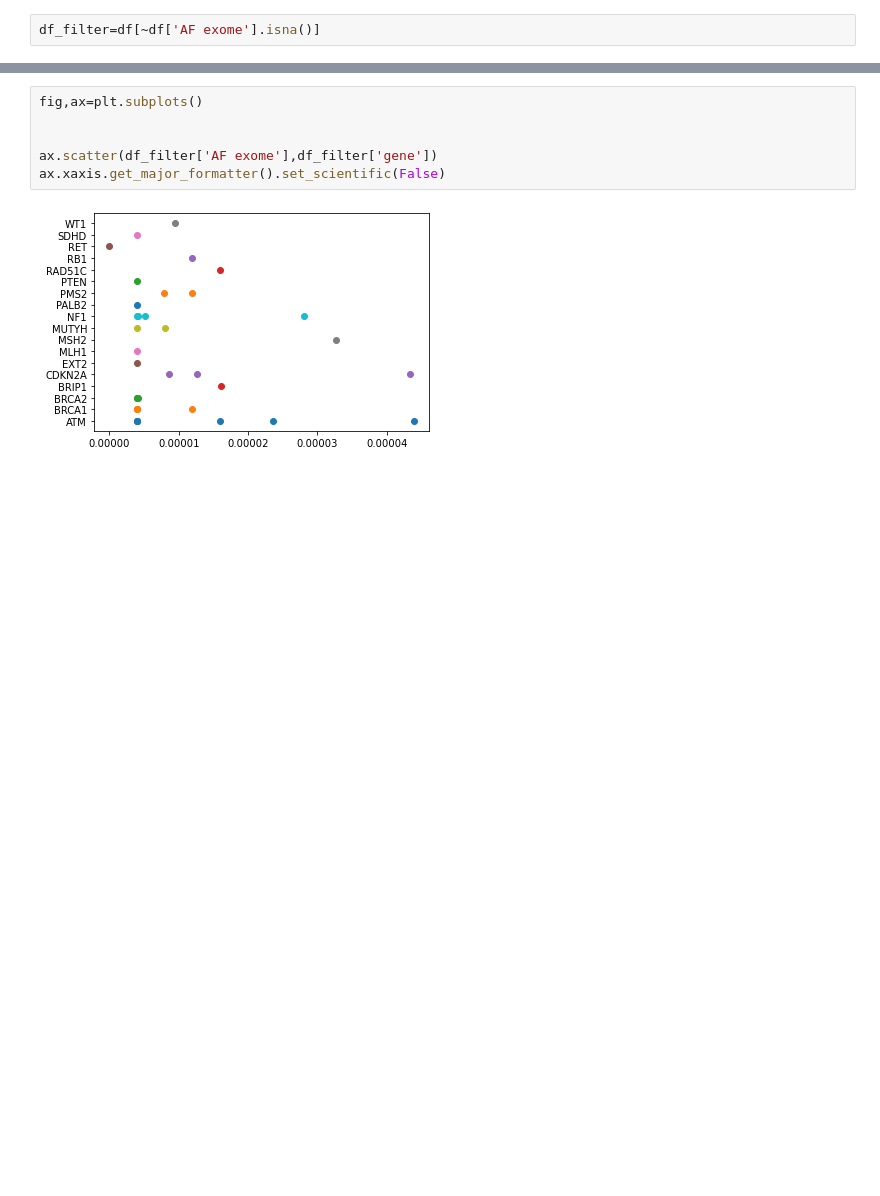
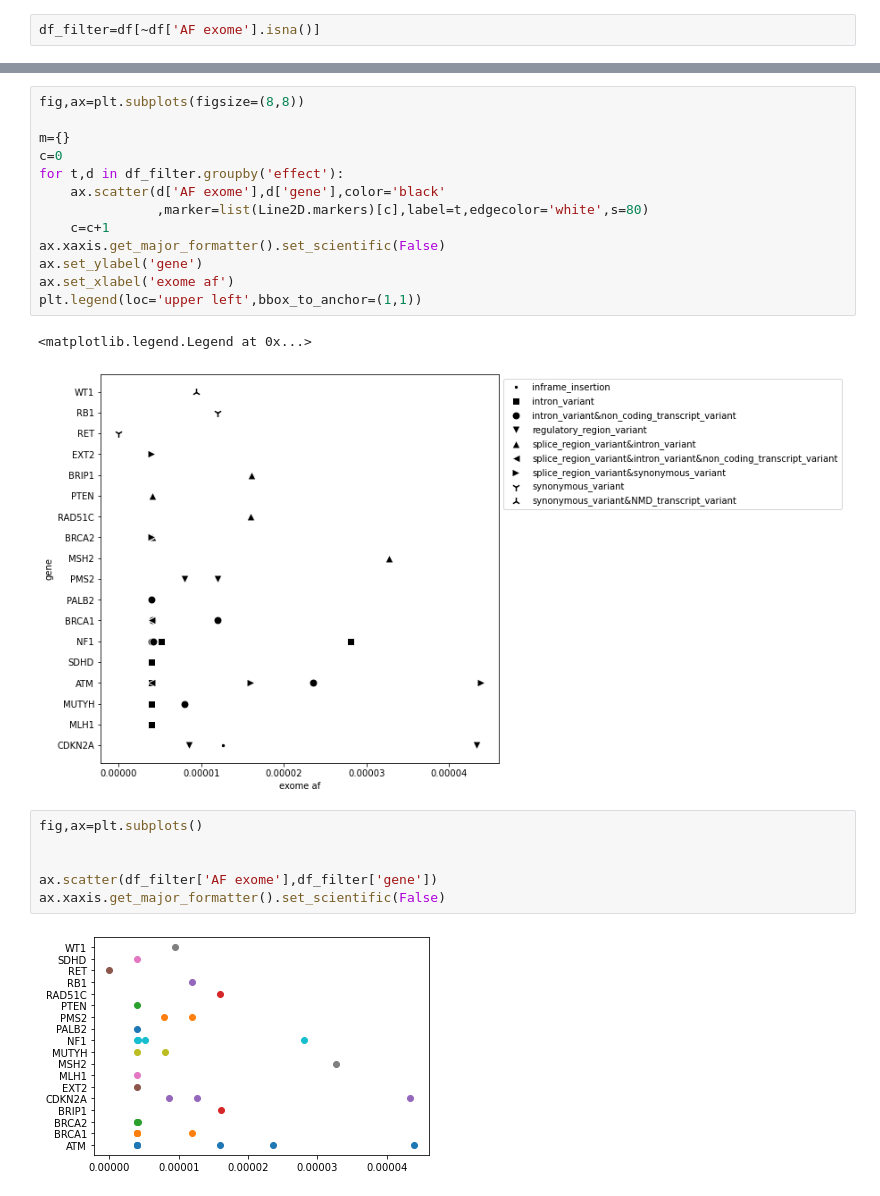
Before and after one commit to StephanHolgerD/BinderTest, a Jupyter notebook: 01/Untitled.ipynb, the cells around one changed output, grey strips where cells are left out. Drawn from its saved outputs; the diff is of its cells as text; blank space fills up the shorter version.

```diff
--- a/01/Untitled.ipynb
+++ b/01/Untitled.ipynb
@@ -60,3 +121,19 @@ ax.xaxis.get_major_formatter().set_scientific(False)
+# %%
+fig,ax=plt.subplots(figsize=(8,8))
+
+m={}
+c=0
+for t,d in df_filter.groupby('effect'):
+    ax.scatter(d['AF exome'],d['gene'],color='black'
+               ,marker=list(Line2D.markers)[c],label=t,edgecolor='white',s=80)
+    c=c+1
+ax.xaxis.get_major_formatter().set_scientific(False)
+ax.set_ylabel('gene')
+ax.set_xlabel('exome af')
+plt.legend(loc='upper left',bbox_to_anchor=(1,1))
+# %% [output]
+<matplotlib.legend.Legend at 0x...>
+[figure, added]
 # %%
 fig,ax=plt.subplots()
 
```
Also changed, not shown: parts of 14 cells of this notebook.
